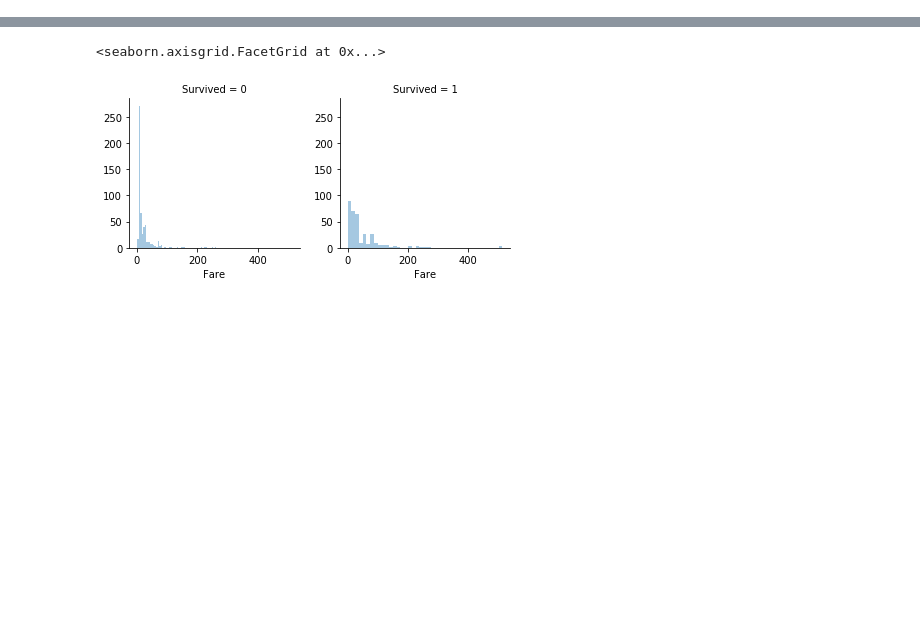
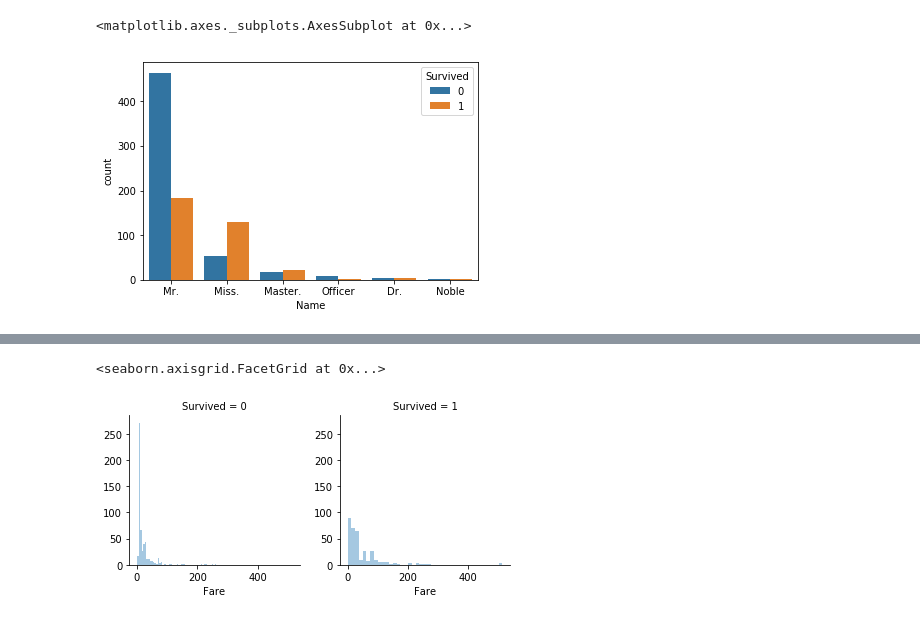
Before and after one commit to richardcysun/Machine-Learning, a Jupyter notebook: Kaggle/Titanic_ft_sel.ipynb, the cells around one changed output, grey strips where cells are left out. Drawn from its saved outputs; the diff is of its cells as text; code cells hidden in the pictures; blank space fills up the shorter version.

```diff
--- a/Kaggle/Titanic_ft_sel.ipynb
+++ b/Kaggle/Titanic_ft_sel.ipynb
@@ -38,0 +109,20 @@ Ticket         891 non-null object
+# %%
+tiData.loc[tiData['Name'].str.contains('Mr.'),'Name'] = 'Mr.'
+tiData.loc[tiData['Name'].str.contains('Miss.'),'Name'] = 'Miss.'
+tiData.loc[tiData['Name'].str.contains('Ms.'),'Name'] = 'Miss.'
+tiData.loc[tiData['Name'].str.contains('Master.'),'Name'] = 'Master.'
+tiData.loc[tiData['Name'].str.contains('Don.'),'Name'] = 'Mr.'
+tiData.loc[tiData['Name'].str.contains('Rev.'),'Name'] = 'Officer'
+tiData.loc[tiData['Name'].str.contains('Dr.'),'Name'] = 'Dr.'
+tiData.loc[tiData['Name'].str.contains('Mme.'),'Name'] = 'Miss.'
+tiData.loc[tiData['Name'].str.contains('Major.'),'Name'] = 'Officer'
+tiData.loc[tiData['Name'].str.contains('Col.'),'Name'] = 'Officer'
+tiData.loc[tiData['Name'].str.contains('Mlle.'),'Name'] = 'Miss.'
+tiData.loc[tiData['Name'].str.contains('Countess.'),'Name'] = 'Noble'
+tiData.loc[tiData['Name'].str.contains('Jonkheer.'),'Name'] = 'Noble'
+tiData.loc[tiData['Name'].str.contains('Capt.'),'Name'] = 'Officer'
+
+sns.countplot(tiData['Name'], hue=tiData['Survived'])
+# %% [output]
+<matplotlib.axes._subplots.AxesSubplot at 0x...>
+[figure, added]
```
Also changed, not shown: parts of 8 cells of this notebook, 1 other file.
